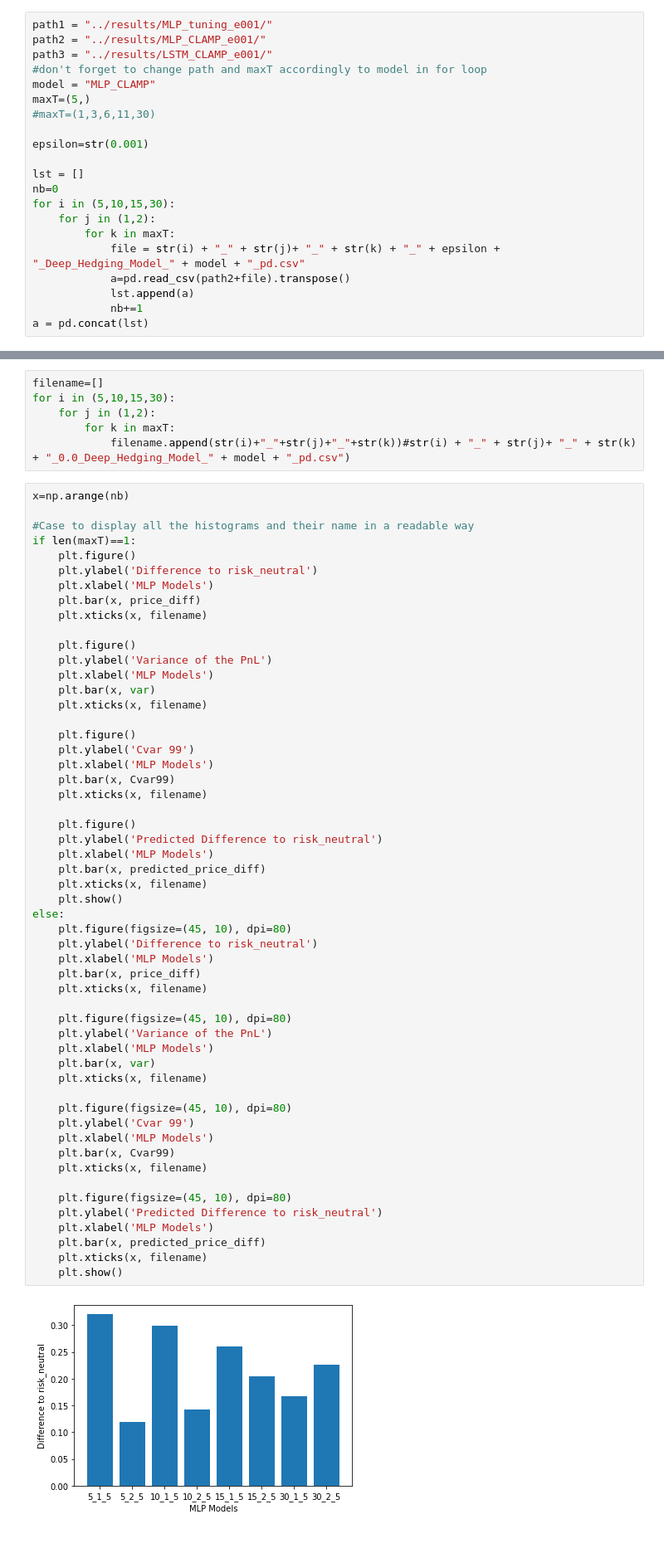
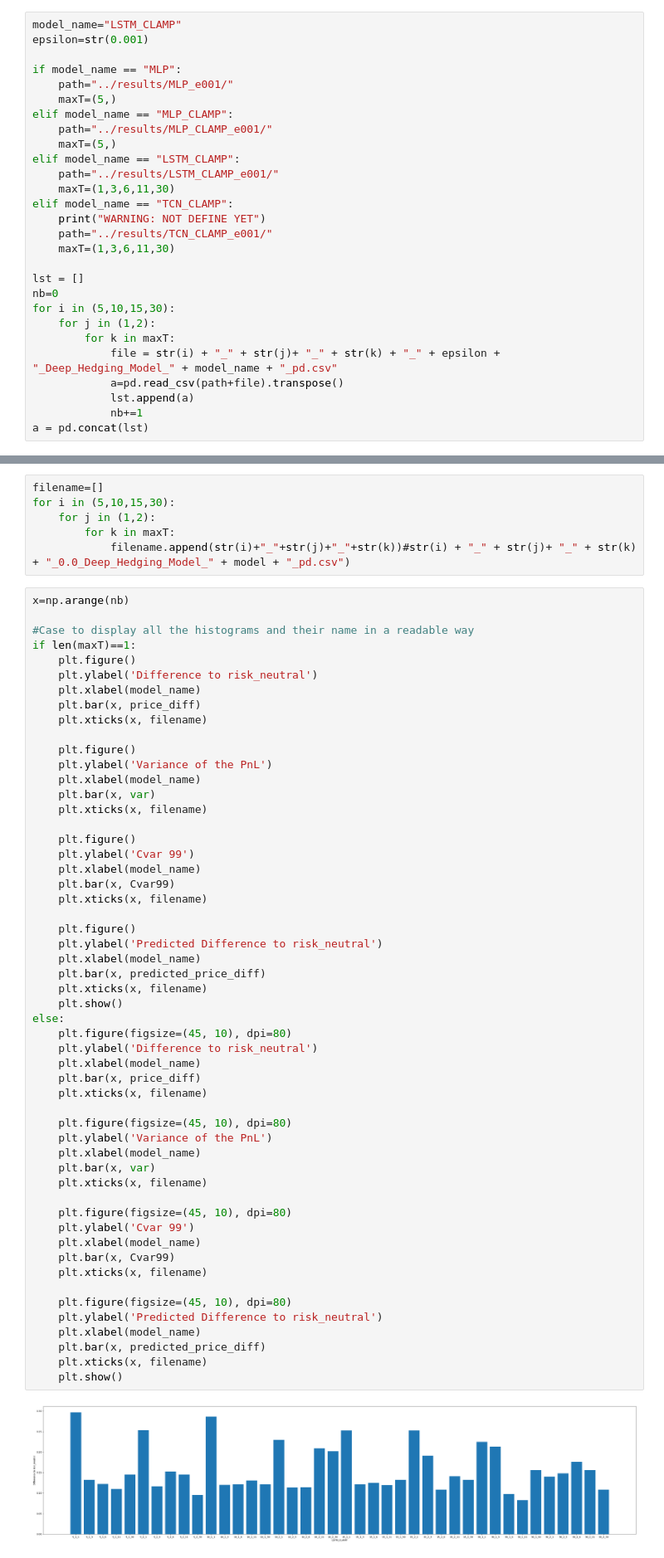
Before and after one commit to dario-bolli/deep-hedging, a Jupyter notebook: script_results.ipynb, the cells around one changed output, grey strips where cells are left out. Shown at 83% size. Drawn from its saved outputs; the diff is of its cells as text.

```diff
--- a/script_results.ipynb
+++ b/script_results.ipynb
@@ -9,23 +5,30 @@ import numpy as np
 
 from mpl_toolkits import mplot3d
 # %%
-path1 = "../results/MLP_tuning_e001/"
-path2 = "../results/MLP_CLAMP_e001/"
-path3 = "../results/LSTM_CLAMP_e001/"
-#don't forget to change path and maxT accordingly to model in for loop
-model = "MLP_CLAMP"
-maxT=(5,)
-#maxT=(1,3,6,11,30)
+model_name="LSTM_CLAMP"
+epsilon=str(0.001)
 
-epsilon=str(0.001)
+if model_name == "MLP":
+    path="../results/MLP_e001/"
+    maxT=(5,)
+elif model_name == "MLP_CLAMP":
+    path="../results/MLP_CLAMP_e001/"
+    maxT=(5,)
+elif model_name == "LSTM_CLAMP":
+    path="../results/LSTM_CLAMP_e001/"
+    maxT=(1,3,6,11,30)
+elif model_name == "TCN_CLAMP":
+    print("WARNING: NOT DEFINE YET")
+    path="../results/TCN_CLAMP_e001/"
+    maxT=(1,3,6,11,30)
 
 lst = []
 nb=0
 for i in (5,10,15,30):
     for j in (1,2):
         for k in maxT:
-            file = str(i) + "_" + str(j)+ "_" + str(k) + "_" + epsilon + "_Deep_Hedging_Model_" + model + "_pd.csv"
-            a=pd.read_csv(path2+file).transpose()
+            file = str(i) + "_" + str(j)+ "_" + str(k) + "_" + epsilon + "_Deep_Hedging_Model_" + model_name + "_pd.csv"
+            a=pd.read_csv(path+file).transpose()
             lst.append(a)
             nb+=1
 a = pd.concat(lst)
@@ -62,52 +65,52 @@ x=np.arange(nb)
 if len(maxT)==1:
     plt.figure()
     plt.ylabel('Difference to risk_neutral')
-    plt.xlabel('MLP Models')
+    plt.xlabel(model_name)
     plt.bar(x, price_diff)
     plt.xticks(x, filename)
 
     plt.figure()
     plt.ylabel('Variance of the PnL')
-    plt.xlabel('MLP Models')
+    plt.xlabel(model_name)
     plt.bar(x, var)
     plt.xticks(x, filename)
 
     plt.figure()
     plt.ylabel('Cvar 99')
-    plt.xlabel('MLP Models')
+    plt.xlabel(model_name)
     plt.bar(x, Cvar99)
     plt.xticks(x, filename)
 
     plt.figure()
     plt.ylabel('Predicted Difference to risk_neutral')
-    plt.xlabel('MLP Models')
+    plt.xlabel(model_name)
     plt.bar(x, predicted_price_diff)
     plt.xticks(x, filename)
     plt.show()
 else:
     plt.figure(figsize=(45, 10), dpi=80)
     plt.ylabel('Difference to risk_neutral')
-    plt.xlabel('MLP Models')
+    plt.xlabel(model_name)
     plt.bar(x, price_diff)
     plt.xticks(x, filename)
 
     plt.figure(figsize=(45, 10), dpi=80)
     plt.ylabel('Variance of the PnL')
-    plt.xlabel('MLP Models')
+    plt.xlabel(model_name)
     plt.bar(x, var)
     plt.xticks(x, filename)
 
     plt.figure(figsize=(45, 10), dpi=80)
     plt.ylabel('Cvar 99')
-    plt.xlabel('MLP Models')
+    plt.xlabel(model_name)
     plt.bar(x, Cvar99)
     plt.xticks(x, filename)
 
     plt.figure(figsize=(45, 10), dpi=80)
     plt.ylabel('Predicted Difference to risk_neutral')
-    plt.xlabel('MLP Models')
+    plt.xlabel(model_name)
     plt.bar(x, predicted_price_diff)
     plt.xticks(x, filename)
     plt.show()
 # %% [output]
-[figure, old version]
+[figure, new version]
```
Also changed, not shown: parts of 2 cells of this notebook.
